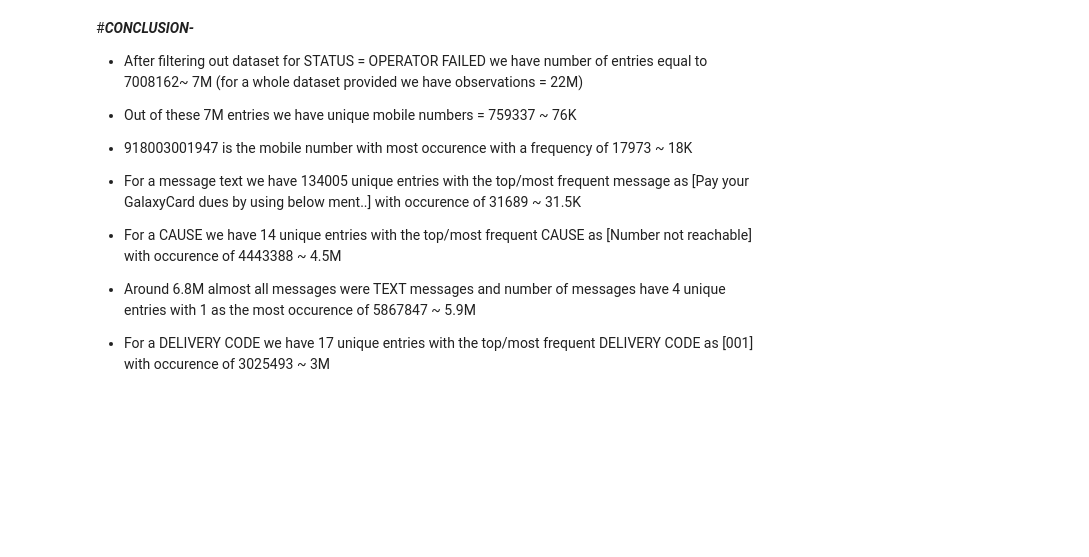
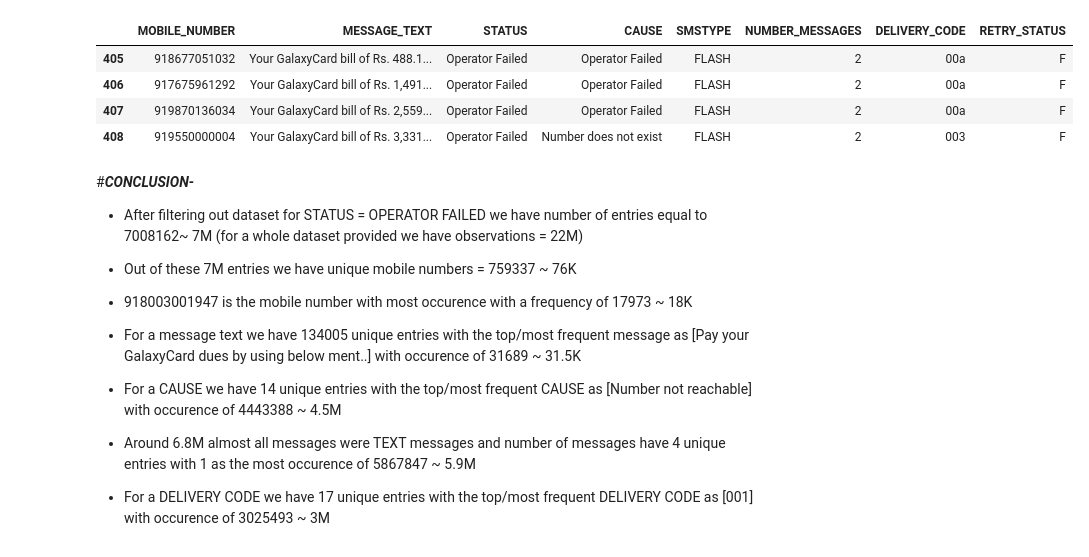
Before and after one commit to asimds/26DECOPFAIL, a Jupyter notebook: Cause.ipynb, the cells around one changed output. Drawn from its saved outputs; the diff is of its cells as text; code cells hidden in the pictures; blank space fills up the shorter version.

```diff
--- a/Cause.ipynb
+++ b/Cause.ipynb
@@ -268,3 +279,11 @@ substring_urgent.head(4)
+# %%
+substring_overdue.head(4)
+# %% [output]
+|  | MOBILE_NUMBER | MESSAGE_TEXT | STATUS | CAUSE | SMSTYPE | NUMBER_MESSAGES | DELIVERY_CODE | RETRY_STATUS |
+| 405 | 918677051032 | Your GalaxyCard bill of Rs. 488.1... | Operator Failed | Operator Failed | FLASH | 2 | 00a | F |
+| 406 | 917675961292 | Your GalaxyCard bill of Rs. 1,491... | Operator Failed | Operator Failed | FLASH | 2 | 00a | F |
+| 407 | 919870136034 | Your GalaxyCard bill of Rs. 2,559... | Operator Failed | Operator Failed | FLASH | 2 | 00a | F |
+| 408 | 919550000004 | Your GalaxyCard bill of Rs. 3,331... | Operator Failed | Number does not exist | FLASH | 2 | 003 | F |
 # %% [markdown]
 #***CONCLUSION-***
 
```
Also changed, not shown: parts of 3 cells of this notebook.
